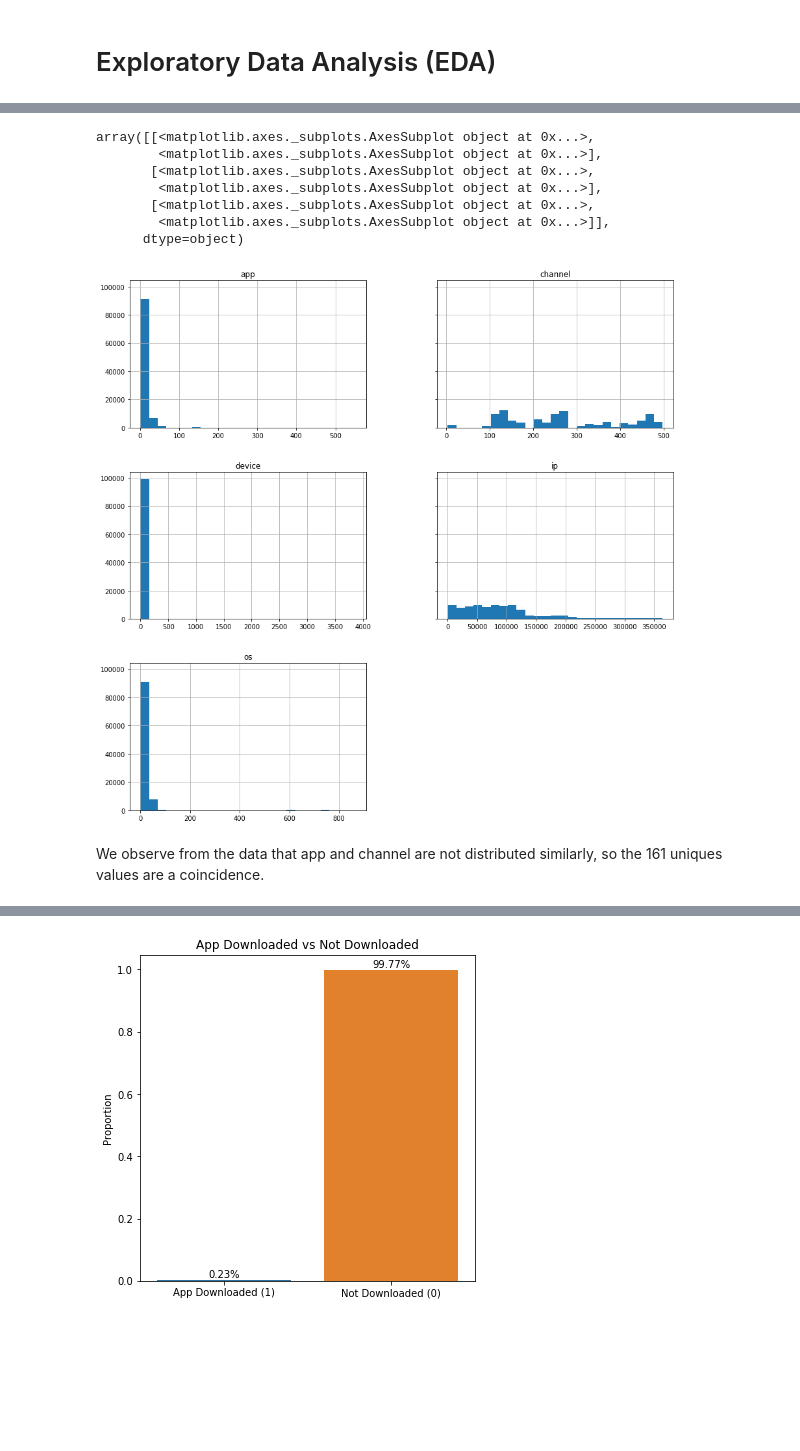
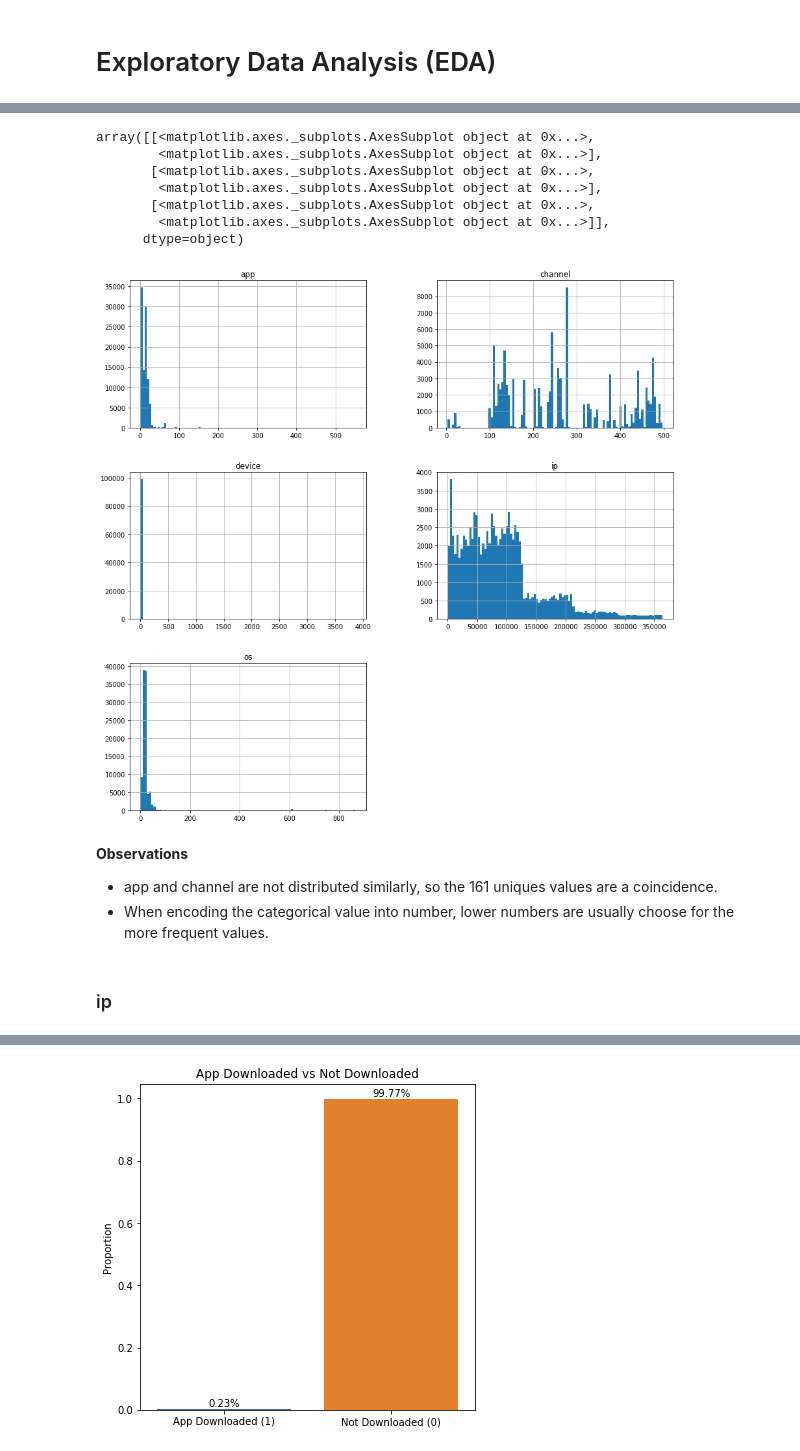
Before and after one commit to cwaihai/orchid, a Jupyter notebook: Capstone2_TalkingData/Capstone2_TalkingData_FraudPrediction.ipynb, the cells around one changed output, grey strips where cells are left out. Cells and saved outputs as stored; diff of their text form; code cells hidden in the pictures; blank space fills up the shorter version.

```diff
--- a/Capstone2_TalkingData/Capstone2_TalkingData_FraudPrediction.ipynb
+++ b/Capstone2_TalkingData/Capstone2_TalkingData_FraudPrediction.ipynb
@@ -200,3 +136,6 @@ Only attributed_time has null value when the click has not been attributed to an
+# %%
+# Drop column 'attributed_time'
+df.drop(columns=['attributed_time'], inplace=True)
 # %% [markdown]
 ### Duplicated values
 # %%
@@ -219,14 +205,18 @@ df.to_csv('data/interim/talkingdata_clicks.csv', index=False)
 # %%
 # Use histogram to build data profiles
-df[['ip','app','device','os','channel']].hist(bins=25, figsize=(15, 15), layout=(3, 2), sharey=True)
+df[['ip','app','device','os','channel']].hist(bins=100, figsize=(15, 15), layout=(3, 2), sharey=False)
 # %% [output]
 array([[<matplotlib.axes._subplots.AxesSubplot object at 0x...>,
         <matplotlib.axes._subplots.AxesSubplot object at 0x...>],
        [<matplotlib.axes._subplots.AxesSubplot object at 0x...>,
         <matplotlib.axes._subplots.AxesSubplot object at 0x...>],
        [<matplotlib.axes._subplots.AxesSubplot object at 0x...>,
         <matplotlib.axes._subplots.AxesSubplot object at 0x...>]],
       dtype=object)
-[figure, old version]
+[figure, new version]
 # %% [markdown]
-We observe from the data that app and channel are not distributed similarly, so the 161 uniques values are a coincidence.
+**Observations**
+* app and channel are not distributed similarly, so the 161 uniques values are a coincidence.
+* When encoding the categorical value into number, lower numbers are usually choose for the more frequent values.
+# %% [markdown]
+### ip
```
Also changed, not shown: parts of 90 cells of this notebook, 2 other files.
